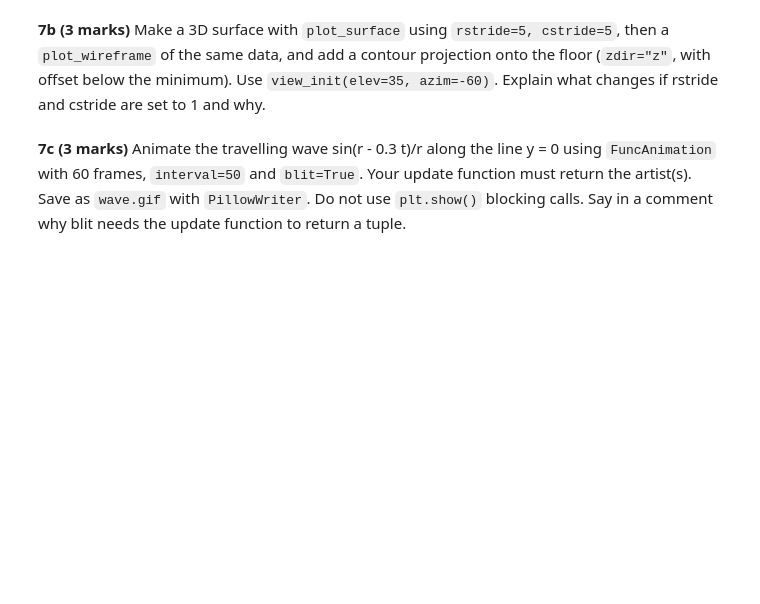
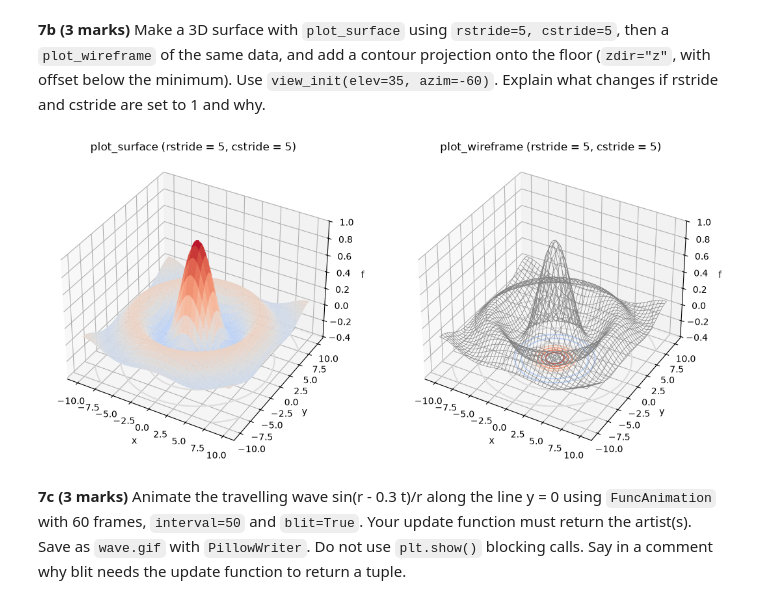
Before and after one commit to f250041-maker/PAI-A3-25F0041, a Jupyter notebook: Assignment3_Programming_for_AI.ipynb, the cells around one changed output. Saved outputs shown, nothing was run; the diff lists cells and outputs as text; code cells hidden in the pictures; blank space fills up the shorter version.

```diff
--- a/Assignment3_Programming_for_AI.ipynb
+++ b/Assignment3_Programming_for_AI.ipynb
@@ -899,2 +939,29 @@ Let f(x, y) = sin(r) / r with r = sqrt(x^2 + y^2) on x, y in [-10, 10].
+# %%
+# YOUR CODE HERE
+offset = F.min() - 0.2   # height of “floor” where contour drawing will sit
+fig3 = plt.figure(figsize=(13, 6))
+ax1 = fig3.add_subplot(1, 2, 1, projection="3d") #add_subplot(1, 2, 1) means 1 row, 2 columns, left panel
+# rstride=5, cstride=5 means use every 5th row and every 5th column of grid, not all of them
+ax1.plot_surface(X, Y, F, rstride=5, cstride=5, cmap="coolwarm", vmin=-vmax, vmax=vmax)
+# zdir="z" says flattening is along z (height) direction, and offset is where
+ax1.contour(X, Y, F, zdir="z", offset=offset, cmap="coolwarm", vmin=-vmax, vmax=vmax)
+ax1.set_title("plot_surface (rstride = 5, cstride = 5)")
+ax2 = fig3.add_subplot(1, 2, 2, projection="3d")
+ax2.plot_wireframe(X, Y, F, rstride=5, cstride=5, color="gray", linewidth=0.5)
+ax2.contour(X, Y, F, zdir="z", offset=offset, cmap="coolwarm", vmin=-vmax, vmax=vmax)
+ax2.set_title("plot_wireframe (rstride = 5, cstride = 5)")
+for a in (ax1, ax2):
+    a.view_init(elev=35, azim=-60) # elev=35 is how high u look from, azim=-60 is how far u rotate around vertical axis
+    a.set_zlim(offset, 1) # set_zlim(offset, 1) sets height axis from floor level up to 1.0
+    a.set_xlabel("x")
+    a.set_ylabel("y")
+    a.set_zlabel("f")
+
+# With rstride = cstride = 1 every grid line is used: about 200 x 200 = 40,000 polygons instead of 40 x 40 = 1,600
+# (25 times more), Drawing becomes much slower and the file larger, and the wireframe lines get so dense that they
+# merge into a solid block and hide shape
+# Surface looks smoother,but stride 5 already shows shape of ripples,since f changes slowly between neighbouring points
+# %% [output]
+[figure, added]
 # %% [markdown]
 **7c (3 marks)** Animate the travelling wave sin(r - 0.3 t)/r along the line y = 0 using `FuncAnimation` with 60 frames, `interval=50` and `blit=True`. Your update function must return the artist(s). Save as `wave.gif` with `PillowWriter`. Do not use `plt.show()` blocking calls. Say in a comment why blit needs the update function to return a tuple.
```
Also changed, not shown: parts of 5 cells of this notebook.
